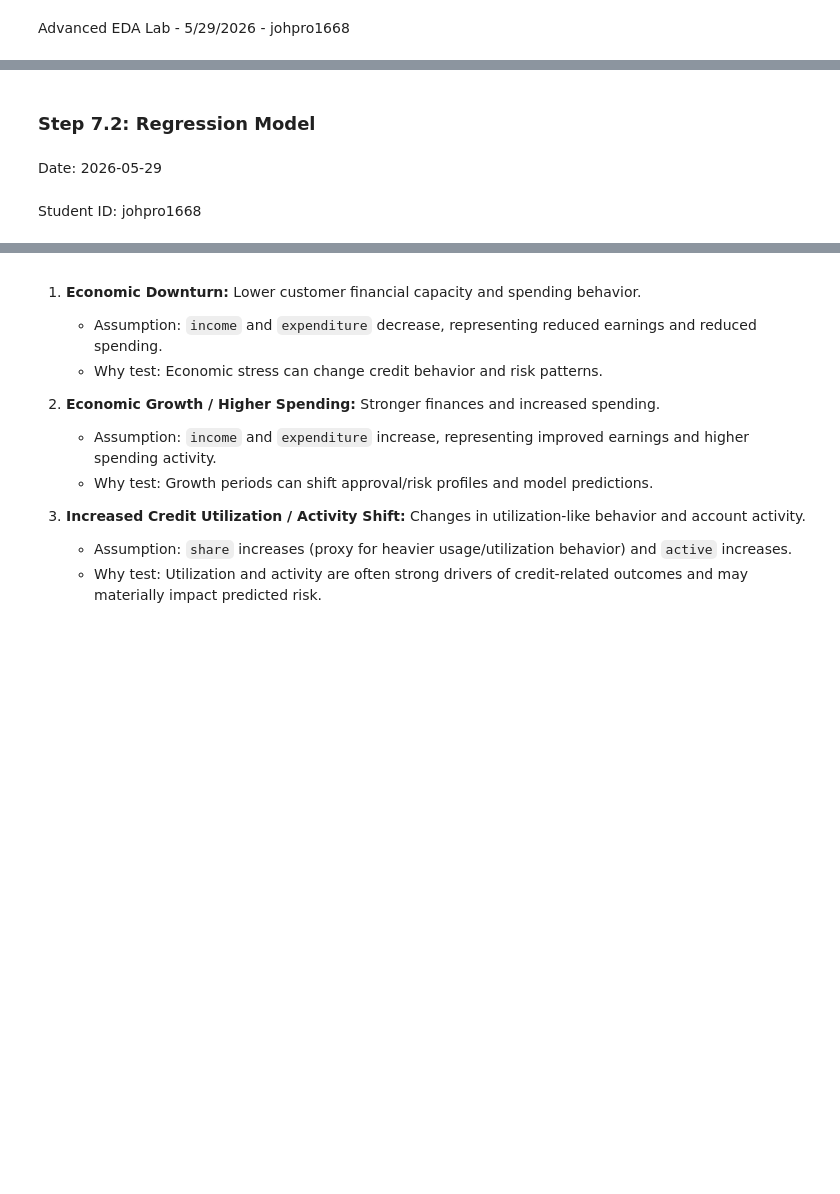
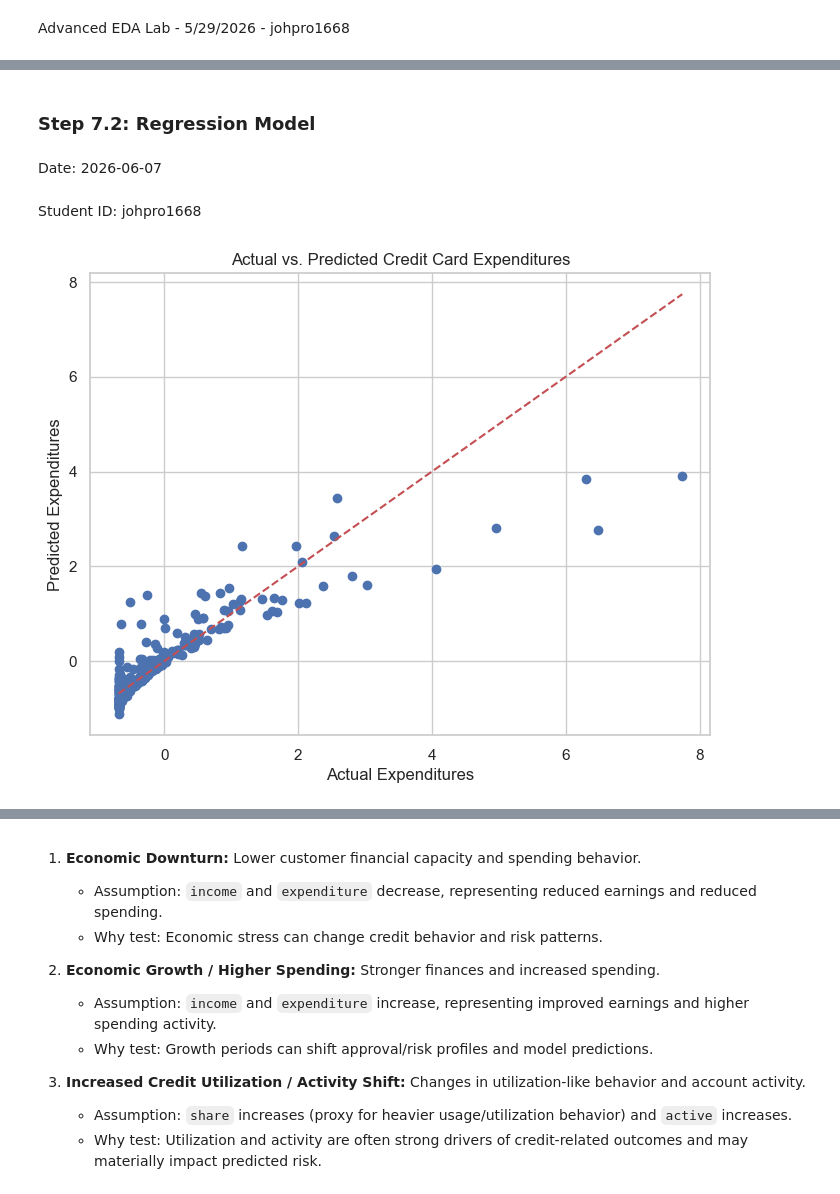
Before and after one commit to jmproctor/Credit-Card-Analysis, a Jupyter notebook: Week 5 Project.ipynb, the cells around one changed output, grey strips where cells are left out. Drawn from its saved outputs; the diff is of its cells as text; code cells hidden in the pictures; blank space fills up the shorter version.

```diff
--- a/Week 5 Project.ipynb
+++ b/Week 5 Project.ipynb
@@ -307,32 +307,45 @@ Epoch 15/15
 # %%
 from sklearn.linear_model import LinearRegression
 from sklearn.metrics import mean_absolute_error, mean_squared_error, r2_score
 import numpy as np
 
 display(Markdown("### Step 7.2: Regression Model"))
 display(Markdown(f"Date: {todays_date}"))
 display(Markdown(f"Student ID: {student_id}"))
 
 X_reg = data.drop(columns=['expenditure', 'NegativeReport'])
 y_reg = data['expenditure']
 
 X_reg_train, X_reg_test, y_reg_train, y_reg_test = train_test_split(
     X_reg, y_reg, test_size=0.2, random_state=42
 )
 
 reg_model = LinearRegression()
 reg_model.fit(X_reg_train, y_reg_train)
 
 y_reg_pred = reg_model.predict(X_reg_test)
 
 mae = mean_absolute_error(y_reg_test, y_reg_pred)
 mse = mean_squared_error(y_reg_test, y_reg_pred)
 rmse = np.sqrt(mse)
 r2 = r2_score(y_reg_test, y_reg_pred)
+
+plt.figure(figsize=(8,6))
+plt.scatter(y_reg_test, y_reg_pred)
+plt.xlabel("Actual Expenditures")
+plt.ylabel("Predicted Expenditures")
+plt.title("Actual vs. Predicted Credit Card Expenditures")
+plt.plot(
+    [y_reg_test.min(), y_reg_test.max()],
+    [y_reg_test.min(), y_reg_test.max()],
+    'r--'
+)
+plt.show()
 # %% [output]
 ### Step 7.2: Regression Model
-Date: 2026-05-29
+Date: 2026-06-07
 Student ID: johpro1668
+[figure, added]
 # %%
 from sklearn.cluster import KMeans
 from sklearn.metrics import silhouette_score
```
Also changed, not shown: parts of 16 cells of this notebook.
